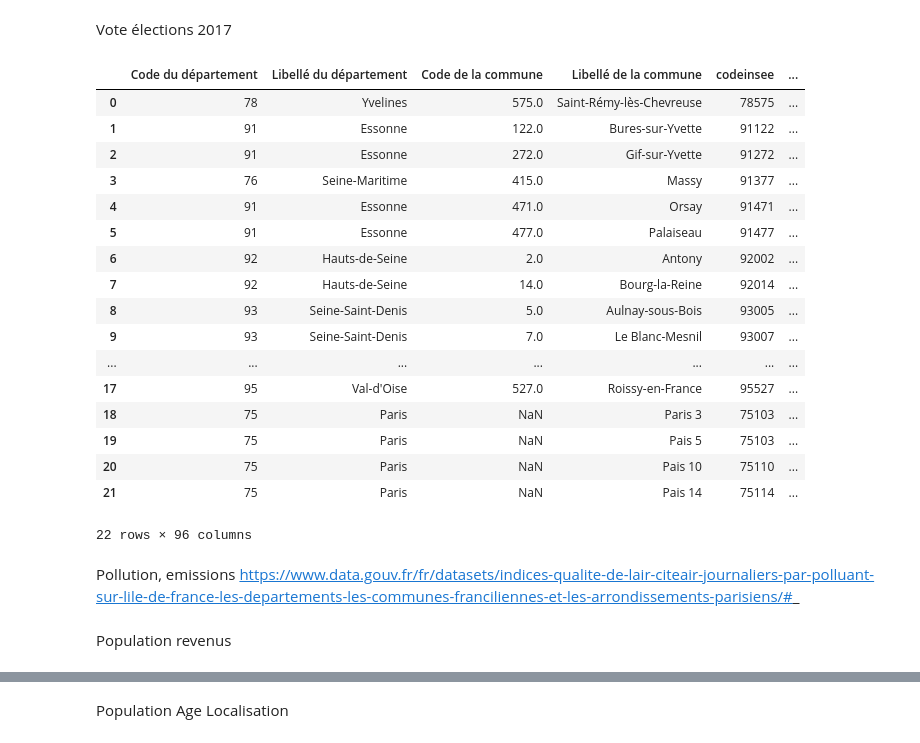
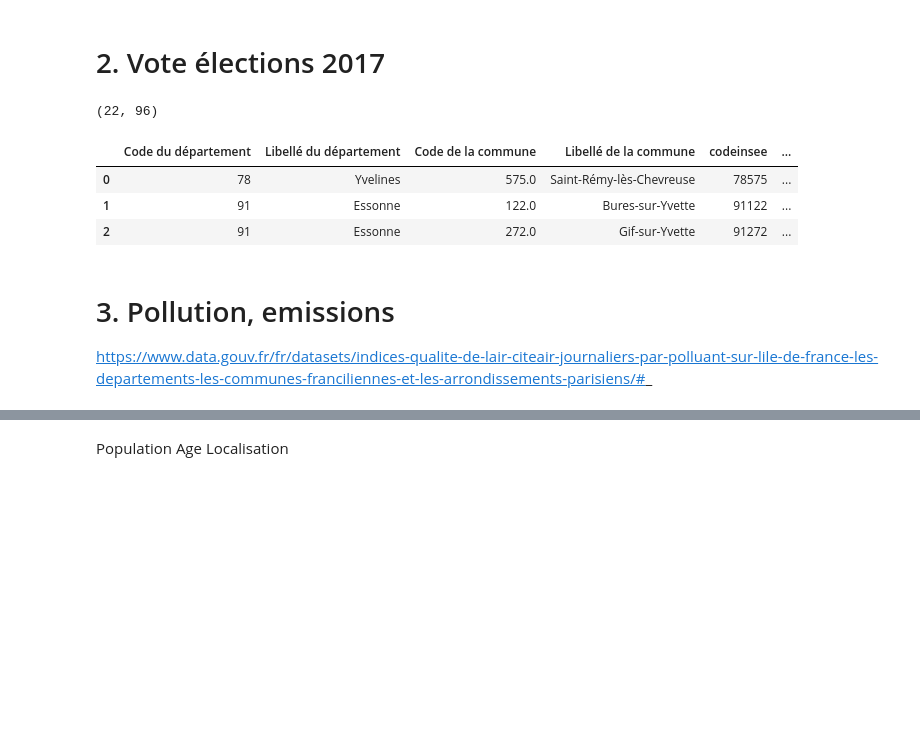
Before and after one commit to cerezamo/dataviz, a Jupyter notebook: BDD.ipynb, the cells around one changed output, grey strips where cells are left out. Cells and saved outputs as stored; diff of their text form; code cells hidden in the pictures; blank space fills up the shorter version.

```diff
--- a/BDD.ipynb
+++ b/BDD.ipynb
@@ -5,0 +1,6 @@ RERB=pd.read_csv(r'C:\Users\morga\Documents\GitHub\MLPython\dataviz\communes_arr
+# %%
+import os
+import pandas as pd
+
+pd.options.display.max_columns = 500
+PATH = os.getcwd()
@@ -6,29 +21,34 @@ RERB=pd.read_csv(r'C:\Users\morga\Documents\GitHub\MLPython\dataviz\communes_arr
 # %% [markdown]
-Vote élections 2017
+# 2. Vote élections 2017
 # %%
 # https://www.data.gouv.fr/fr/datasets/resultats-des-elections-par-commune/#_
 # %%
 import pandas as pd
-vote=pd.read_csv(r'C:\Users\morga\Documents\GitHub\MLPython\dataviz\brut\modif_presid.csv',sep=',',encoding='latin-1')
+vote = pd.read_csv(PATH + '/brut/modif_presid.csv',sep=',',encoding='latin-1')
+vote['codeinsee'] = vote['codeinsee'].astype(str)
+vote.shape
+# %% [output]
+(22, 96)
+# %%
+vote = vote.rename(columns={' Voix/Ins':'Voix/Ins',
+                     ' Voix/Ins.1':'Voix/Ins.1',
+                     ' Voix/Ins.2':'Voix/Ins.2',
+                     ' Voix/Ins.3':'Voix/Ins.3',
+                     ' Voix/Ins.4':'Voix/Ins.4',
+                     ' Voix/Ins.5':'Voix/Ins.5',
+                     ' Voix/Ins.6':'Voix/Ins.6',
+                     ' Voix/Ins.7':'Voix/Ins.7',
+                     ' Voix/Ins.8':'Voix/Ins.8',
+                     ' Voix/Ins.9':'Voix/Ins.9',
+                     ' Voix/Ins.10':'Voix/Ins.10',
+                     ' Nuls/Ins':'Nuls/Ins',
+                     ' Blancs/Ins':'Blancs/Ins',
+                     ' Abs/Ins': 'Abs/Ins'})
 # %%
-vote
+vote.head(3)
 # %% [output]
 |  | Code du département | Libellé du département | Code de la commune | Libellé de la commune | codeinsee | ... |
 | 0 | 78 | Yvelines | 575.0 | Saint-Rémy-lès-Chevreuse | 78575 | ... |
 | 1 | 91 | Essonne | 122.0 | Bures-sur-Yvette | 91122 | ... |
 | 2 | 91 | Essonne | 272.0 | Gif-sur-Yvette | 91272 | ... |
-| 3 | 76 | Seine-Maritime | 415.0 | Massy | 91377 | ... |
-| 4 | 91 | Essonne | 471.0 | Orsay | 91471 | ... |
-| 5 | 91 | Essonne | 477.0 | Palaiseau | 91477 | ... |
-| 6 | 92 | Hauts-de-Seine | 2.0 | Antony | 92002 | ... |
-| 7 | 92 | Hauts-de-Seine | 14.0 | Bourg-la-Reine | 92014 | ... |
-| 8 | 93 | Seine-Saint-Denis | 5.0 | Aulnay-sous-Bois | 93005 | ... |
-| 9 | 93 | Seine-Saint-Denis | 7.0 | Le Blanc-Mesnil | 93007 | ... |
-| ... | ... | ... | ... | ... | ... | ... |
-| 17 | 95 | Val-d'Oise | 527.0 | Roissy-en-France | 95527 | ... |
-| 18 | 75 | Paris | NaN | Paris 3 | 75103 | ... |
-| 19 | 75 | Paris | NaN | Pais 5 | 75103 | ... |
-| 20 | 75 | Paris | NaN | Pais 10 | 75110 | ... |
-| 21 | 75 | Paris | NaN | Pais 14 | 75114 | ... |
-22 rows × 96 columns
 # %%
@@ -36,6 +56,4 @@ vote.to_csv('data\VOTE.csv')
 # %% [markdown]
-Pollution, emissions
+# 3. Pollution, emissions
 https://www.data.gouv.fr/fr/datasets/indices-qualite-de-lair-citeair-journaliers-par-polluant-sur-lile-de-france-les-departements-les-communes-franciliennes-et-les-arrondissements-parisiens/#_
-# %% [markdown]
-Population revenus
 # %%
```
Also changed, not shown: parts of 37 cells of this notebook, 5 other files.
